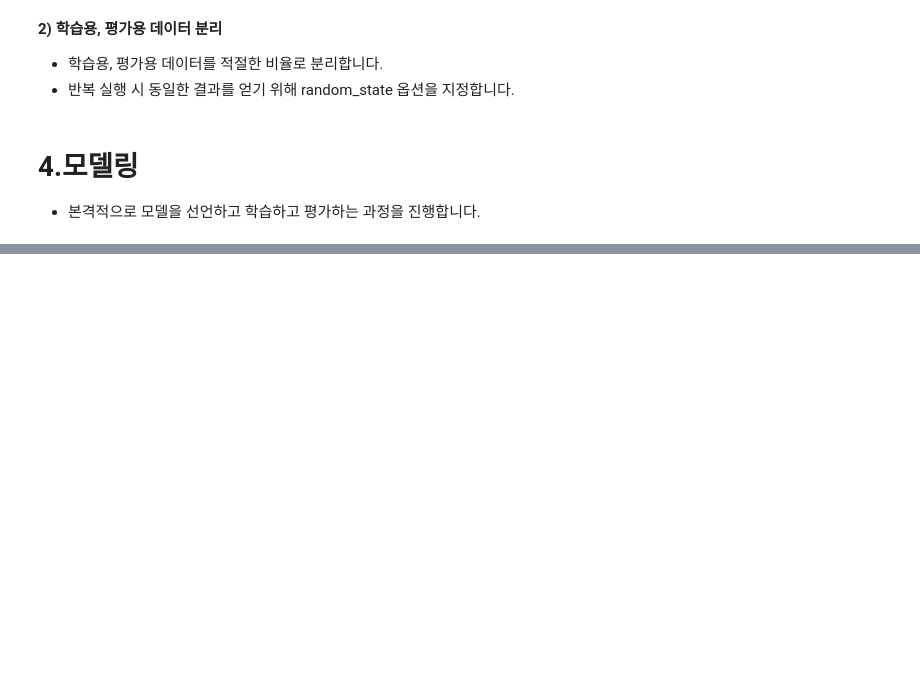
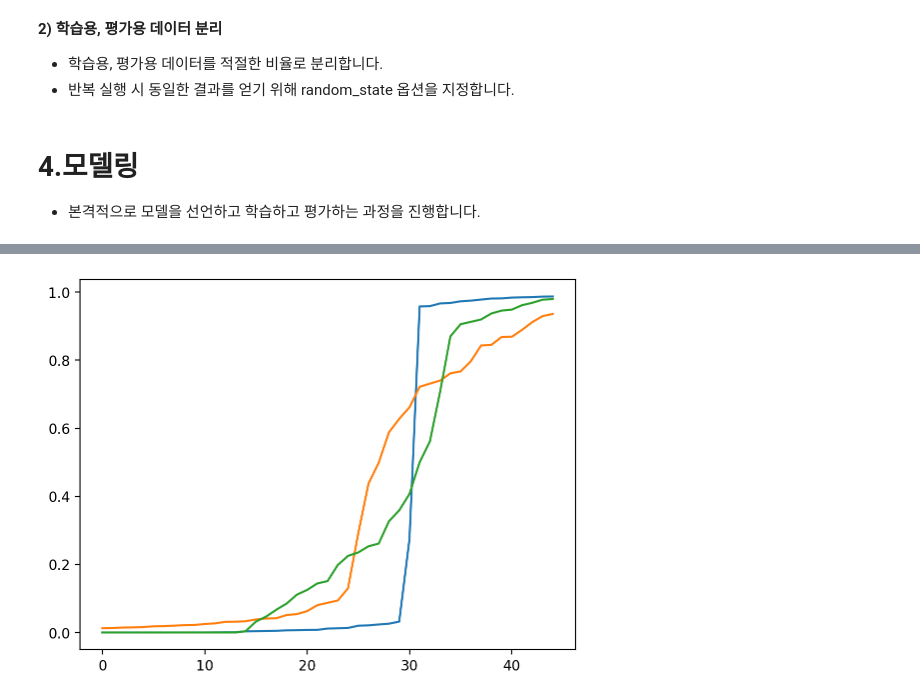
Before and after one commit to junseyeon/Python, a Jupyter notebook: 2023.08.28_머신러닝_실습자료/배우기/ML03_04_로지스틱회귀(Iris).ipynb, the cells around one changed output, grey strips where cells are left out. Drawn from its saved outputs; the diff is of its cells as text; code cells hidden in the pictures; blank space fills up the shorter version.

```diff
--- a/2023.08.28_머신러닝_실습자료/배우기/ML03_04_로지스틱회귀(Iris).ipynb
+++ b/2023.08.28_머신러닝_실습자료/배우기/ML03_04_로지스틱회귀(Iris).ipynb
@@ -85,0 +173,8 @@ x_train, x_test, y_train, y_test = train_test_split(x, y, test_size=0.3, random_
+# %%
+# 시그모이드 그래프 시각화
+plt.plot(np.sort(p[:,0]))      # setosa 0~1 사이로 값이 나옴
+plt.plot(np.sort(p[:,1]))      # setosa 0~1 사이로 값이 나옴
+plt.plot(np.sort(p[:,2]))      # versicolor  0~1 사이로 값이 나옴
+plt.show()
+# %% [output]
+[figure, added]
```
Also changed, not shown: parts of 14 cells of this notebook, 5 other files.
